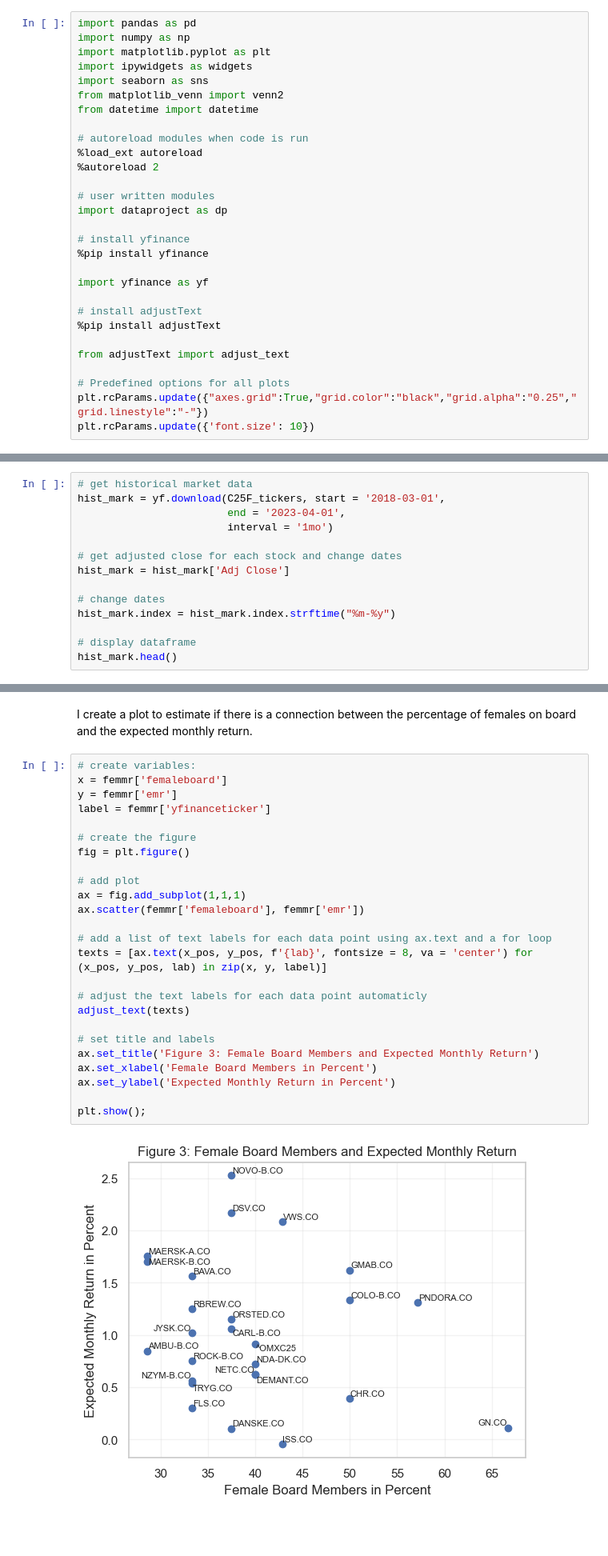
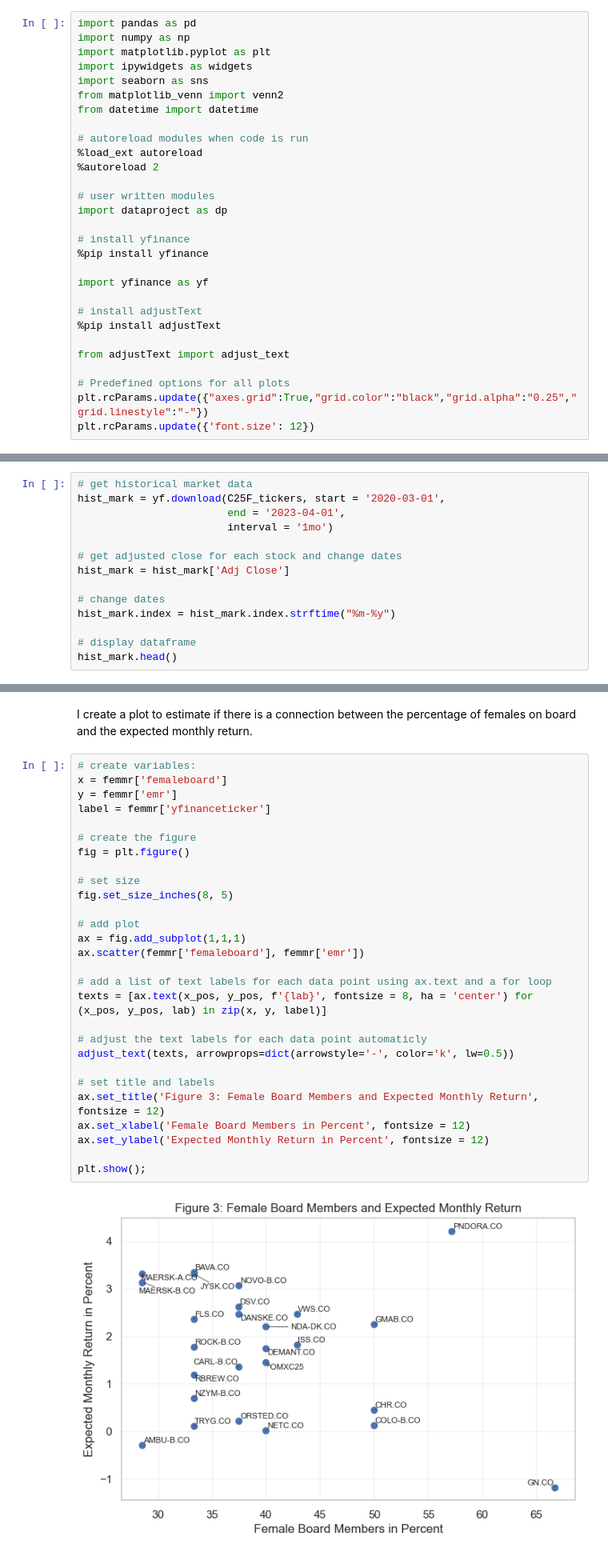
Before and after one commit to NumEconCopenhagen/projects-2023-jts, a Jupyter notebook: dataproject/dataproject.ipynb, the cells around one changed output, grey strips where cells are left out. Shown at 80% size. Saved outputs shown, nothing was run; the diff lists cells and outputs as text; blank space fills up the shorter version.

```diff
--- a/dataproject/dataproject.ipynb
+++ b/dataproject/dataproject.ipynb
@@ -35,7 +35,7 @@ from adjustText import adjust_text
 
 # Predefined options for all plots
 plt.rcParams.update({"axes.grid":True,"grid.color":"black","grid.alpha":"0.25","grid.linestyle":"-"})
-plt.rcParams.update({'font.size': 10})
+plt.rcParams.update({'font.size': 12})
 # %% [output]
 The autoreload extension is already loaded. To reload it, use:
   %reload_ext autoreload
@@ -78,7 +78,7 @@ C25F.head()
 C25F_tickers = list(C25F['yfinanceticker'])
 # %%
 # get historical market data
-hist_mark = yf.download(C25F_tickers, start = '2018-03-01',
+hist_mark = yf.download(C25F_tickers, start = '2020-03-01',
                         end = '2023-04-01',
                         interval = '1mo')
 
@@ -188,30 +184,33 @@ I create a plot to estimate if there is a connection between the percentage of f
 # %%
 # create variables:
 x = femmr['femaleboard']
 y = femmr['emr']
 label = femmr['yfinanceticker']
 
 # create the figure
 fig = plt.figure()
 
+# set size
+fig.set_size_inches(8, 5)
+
 # add plot
 ax = fig.add_subplot(1,1,1)
 ax.scatter(femmr['femaleboard'], femmr['emr'])
 
 # add a list of text labels for each data point using ax.text and a for loop
-texts = [ax.text(x_pos, y_pos, f'{lab}', fontsize = 8, va = 'center') for (x_pos, y_pos, lab) in zip(x, y, label)]
+texts = [ax.text(x_pos, y_pos, f'{lab}', fontsize = 8, ha = 'center') for (x_pos, y_pos, lab) in zip(x, y, label)]
 
 # adjust the text labels for each data point automaticly
-adjust_text(texts)
+adjust_text(texts, arrowprops=dict(arrowstyle='-', color='k', lw=0.5))
 
 # set title and labels
-ax.set_title('Figure 3: Female Board Members and Expected Monthly Return')
-ax.set_xlabel('Female Board Members in Percent')
-ax.set_ylabel('Expected Monthly Return in Percent')
+ax.set_title('Figure 3: Female Board Members and Expected Monthly Return', fontsize = 12)
+ax.set_xlabel('Female Board Members in Percent', fontsize = 12)
+ax.set_ylabel('Expected Monthly Return in Percent', fontsize = 12)
 
 plt.show();
 # %% [output]
-[figure, old version]
+[figure, new version]
 # %% [markdown]
 Comment on connection.
 # %% [markdown]
```
Also changed, not shown: parts of 6 cells of this notebook, 1 other file.
